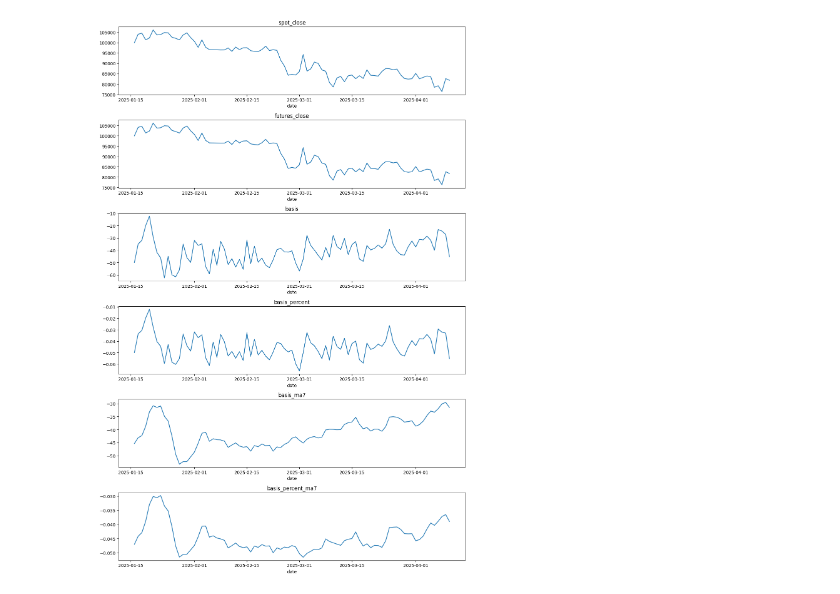
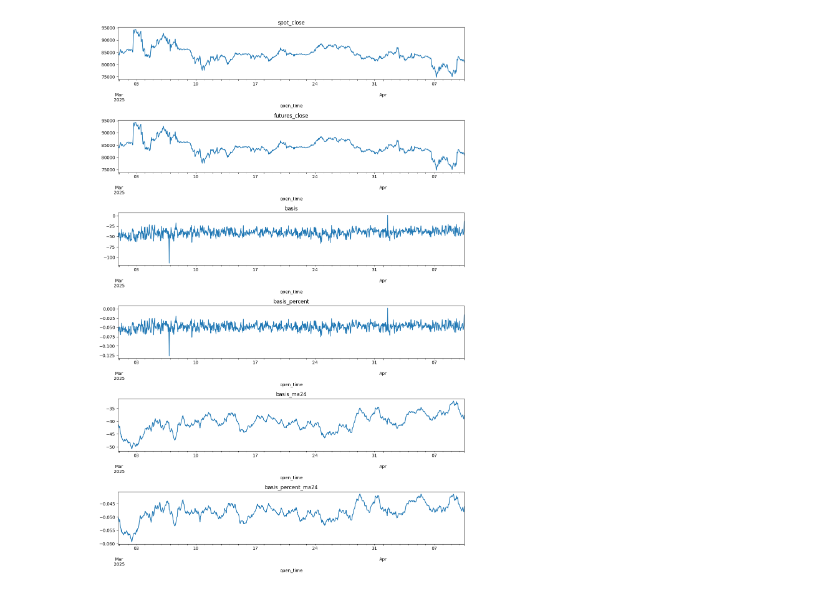
Before and after one commit to KAFKA2306/option, a Jupyter notebook: src/check.ipynb, the cells around one changed output. Saved outputs shown, nothing was run; the diff lists cells and outputs as text; code cells hidden in the pictures.

Commit message:
Fix plot filenames and update plot logic

```diff
--- a/src/check.ipynb
+++ b/src/check.ipynb
@@ -56,19 +46,19 @@ if __name__ == "__main__":
 # %%
 import os
 import pandas as pd
 import matplotlib.pyplot as plt
 
-file_path = os.path.join(OUTPUT_DIR, "analysis", "basis_with_ma.parquet")
+file_path = os.path.join(OUTPUT_DIR, "analysis", "basis_with_ma_1hour.parquet")
 
 # DataFrameの読み込み
-df = pd.read_parquet(file_path).dropna().set_index("date")
+df = pd.read_parquet(file_path).dropna()#.set_index("open_time")
 
 # サブプロットでデータをプロット
 fig, axes = plt.subplots(nrows=len(df.columns), figsize=(12, 3*len(df.columns)))
 for i, col in enumerate(df.columns):
     df[col].plot(ax=axes[i], title=col)
 
 plt.tight_layout()
 plt.show()
 # %% [output]
-[figure, old version]
+[figure, new version]
```
Also changed, not shown: parts of 1 cell of this notebook, 10 other files.
